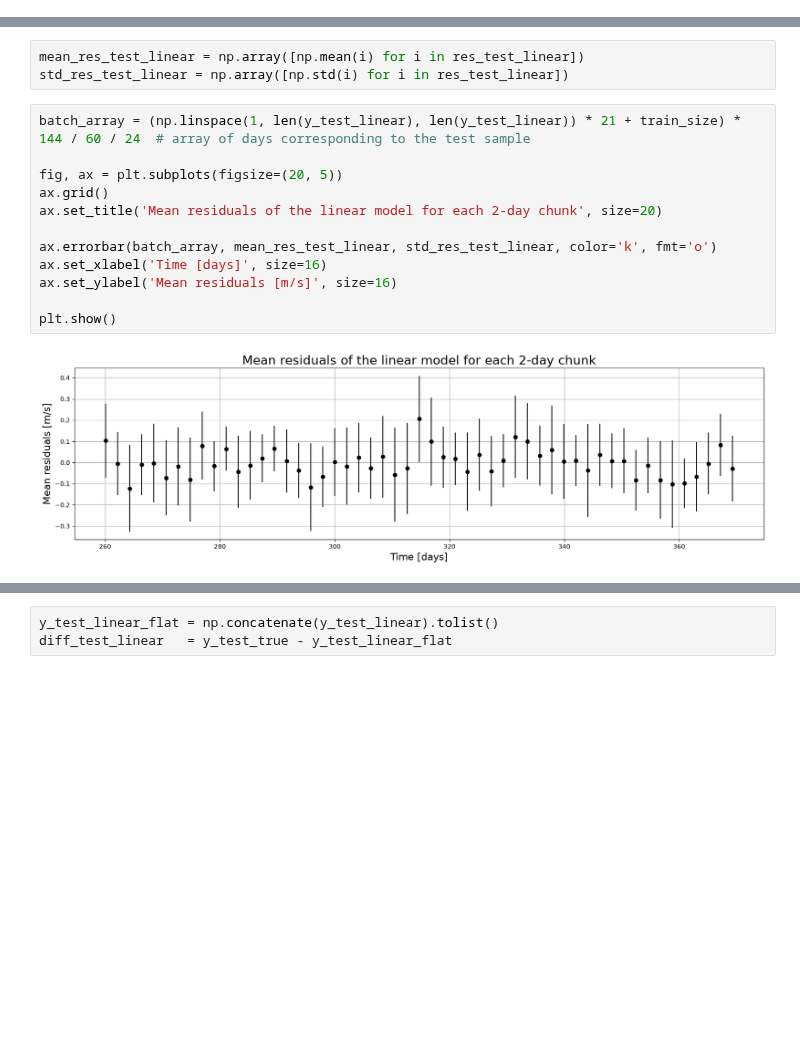
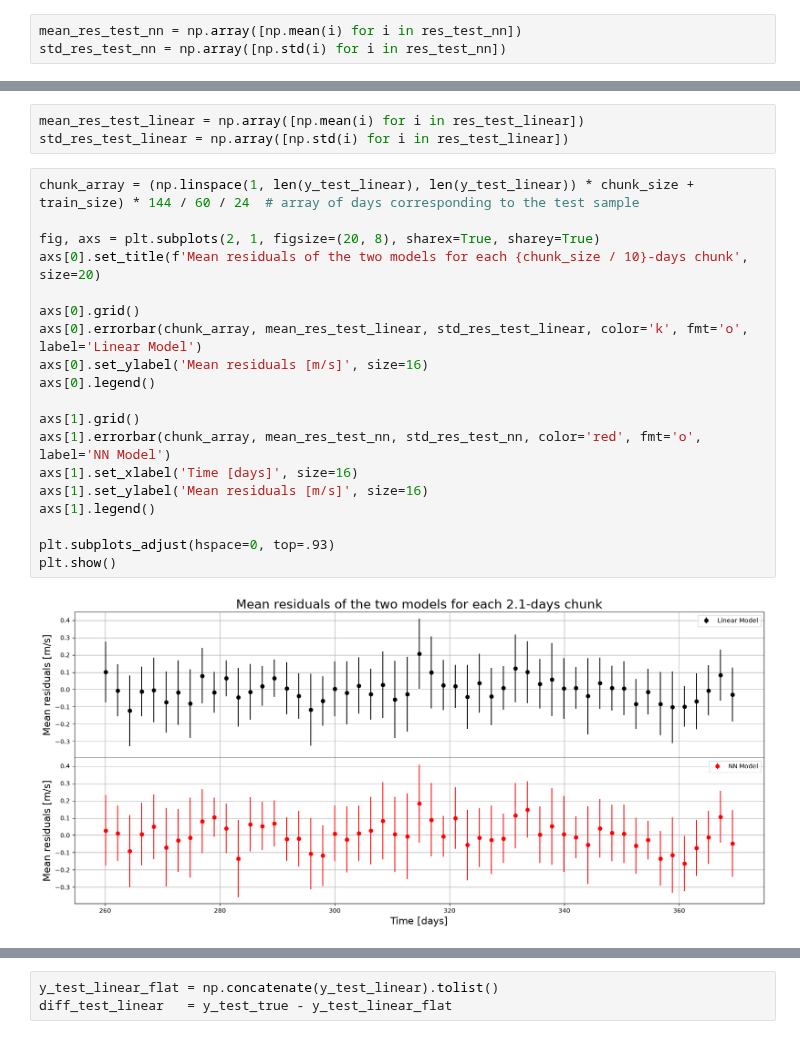
Before and after one commit to Etienne99/LAM_Internship, a Jupyter notebook: scripts_2/neuraln_5.ipynb, the cells around one changed output, grey strips where cells are left out. Drawn from its saved outputs; the diff is of its cells as text; blank space fills up the shorter version.

Commit message:
Model results and comparisons

```diff
--- a/scripts_2/neuraln_5.ipynb
+++ b/scripts_2/neuraln_5.ipynb
@@ -253,0 +309,3 @@ Test loss: 0.0383
+# %%
+mean_res_test_nn = np.array([np.mean(i) for i in res_test_nn])
+std_res_test_nn = np.array([np.std(i) for i in res_test_nn])
@@ -535,16 +623,23 @@ print(f'{len(y_test_linear) - 1} chunks of {chunk_size} points and 1 chunk of {l
 mean_res_test_linear = np.array([np.mean(i) for i in res_test_linear])
 std_res_test_linear = np.array([np.std(i) for i in res_test_linear])
 # %%
-batch_array = (np.linspace(1, len(y_test_linear), len(y_test_linear)) * 21 + train_size) * 144 / 60 / 24  # array of days corresponding to the test sample
+chunk_array = (np.linspace(1, len(y_test_linear), len(y_test_linear)) * chunk_size + train_size) * 144 / 60 / 24  # array of days corresponding to the test sample
 
-fig, ax = plt.subplots(figsize=(20, 5))
-ax.grid()
-ax.set_title('Mean residuals of the linear model for each 2-day chunk', size=20)
+fig, axs = plt.subplots(2, 1, figsize=(20, 8), sharex=True, sharey=True)
+axs[0].set_title(f'Mean residuals of the two models for each {chunk_size / 10}-days chunk', size=20)
 
-ax.errorbar(batch_array, mean_res_test_linear, std_res_test_linear, color='k', fmt='o')
-ax.set_xlabel('Time [days]', size=16)
-ax.set_ylabel('Mean residuals [m/s]', size=16)
+axs[0].grid()
+axs[0].errorbar(chunk_array, mean_res_test_linear, std_res_test_linear, color='k', fmt='o', label='Linear Model')
+axs[0].set_ylabel('Mean residuals [m/s]', size=16)
+axs[0].legend()
 
+axs[1].grid()
+axs[1].errorbar(chunk_array, mean_res_test_nn, std_res_test_nn, color='red', fmt='o', label='NN Model')
+axs[1].set_xlabel('Time [days]', size=16)
+axs[1].set_ylabel('Mean residuals [m/s]', size=16)
+axs[1].legend()
+
+plt.subplots_adjust(hspace=0, top=.93)
 plt.show()
 # %% [output]
-[figure, old version]
+[figure, new version]
```
Also changed, not shown: parts of 11 cells of this notebook.
